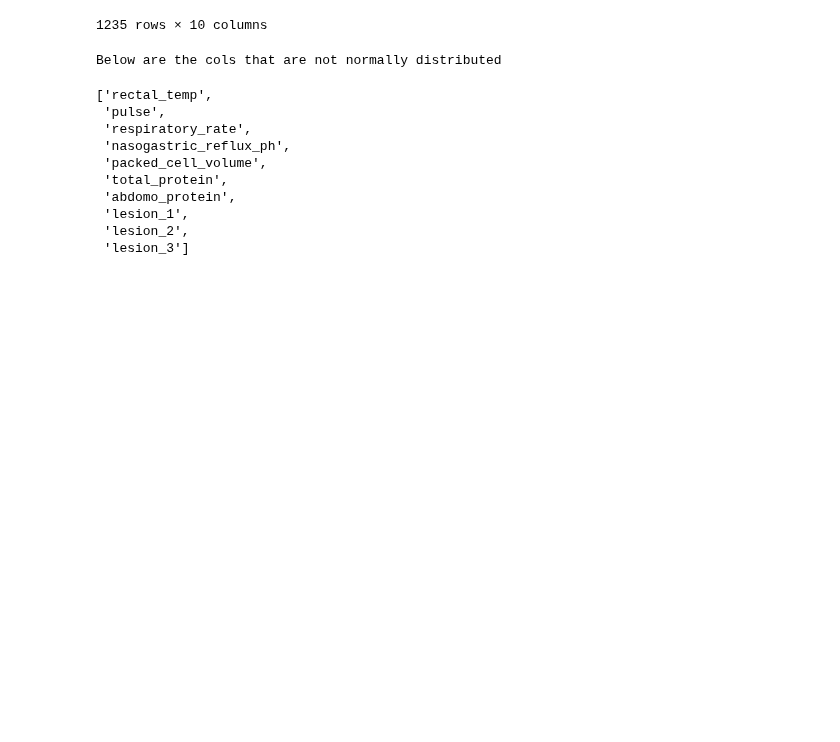
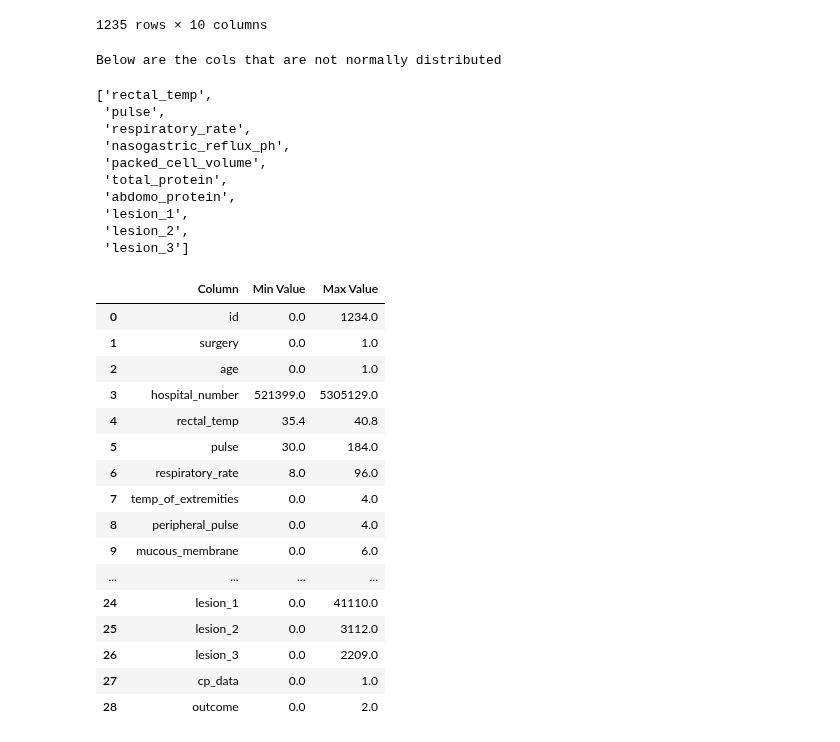
Before and after one commit to dakshbhatnagar/projects, a Jupyter notebook: horse_survival/analysis.ipynb, the cells around one changed output. Cells and saved outputs as stored; diff of their text form; code cells hidden in the pictures; blank space fills up the shorter version.

```diff
--- a/horse_survival/analysis.ipynb
+++ b/horse_survival/analysis.ipynb
@@ -540,3 +531,25 @@ Below are the cols that are not normally distributed
  'lesion_1',
  'lesion_2',
  'lesion_3']
+# %%
+cols = df.select_dtypes(exclude='object').columns.to_list()
+scale_df = pd.DataFrame([ (i, df[i].min(), df[i].max()) for i in cols], columns=['Column', 'Min Value', 'Max Value'])
+scale_df
+# %% [output]
+|  | Column | Min Value | Max Value |
+| 0 | id | 0.0 | 1234.0 |
+| 1 | surgery | 0.0 | 1.0 |
+| 2 | age | 0.0 | 1.0 |
+| 3 | hospital_number | 521399.0 | 5305129.0 |
+| 4 | rectal_temp | 35.4 | 40.8 |
+| 5 | pulse | 30.0 | 184.0 |
+| 6 | respiratory_rate | 8.0 | 96.0 |
+| 7 | temp_of_extremities | 0.0 | 4.0 |
+| 8 | peripheral_pulse | 0.0 | 4.0 |
+| 9 | mucous_membrane | 0.0 | 6.0 |
+| ... | ... | ... | ... |
+| 24 | lesion_1 | 0.0 | 41110.0 |
+| 25 | lesion_2 | 0.0 | 3112.0 |
+| 26 | lesion_3 | 0.0 | 2209.0 |
+| 27 | cp_data | 0.0 | 1.0 |
+| 28 | outcome | 0.0 | 2.0 |
```
Also changed, not shown: parts of 11 cells of this notebook, 6 other files.
